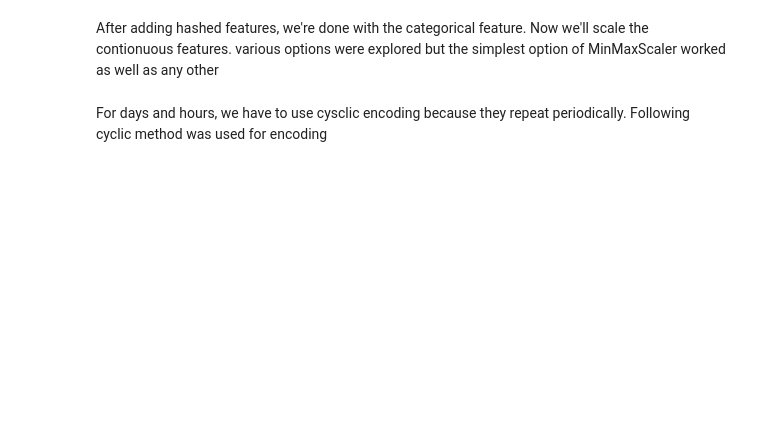
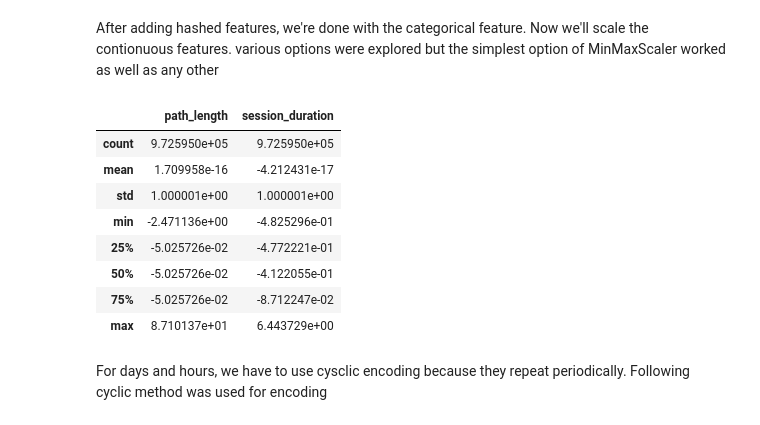
Before and after one commit to safgen/website_hits, a Jupyter notebook: data-analysis-notebook-1.ipynb, the cells around one changed output. Saved outputs shown, nothing was run; the diff lists cells and outputs as text; code cells hidden in the pictures; blank space fills up the shorter version.

```diff
--- a/data-analysis-notebook-1.ipynb
+++ b/data-analysis-notebook-1.ipynb
@@ -278,12 +383,22 @@ df_encoded.info()
 After adding hashed features, we're done with the categorical feature.
 Now we'll scale the contionuous features. various options were explored but the simplest option of MinMaxScaler worked as well as any other
 # %%
-#scaler  = StandardScaler()
-#minmax = MinMaxScaler()
-#df_encoded[['path_length', 'session_duration']] = scaler.fit_transform(df_encoded[['path_length', 'session_duration']].apply(lambda x: np.log(1+x)))
-#df_encoded[['path_length', 'session_duration']] = minmax.fit_transform(df_clean[['path_length', 'session_duration']])
+scaler  = StandardScaler()
+# minmax = MinMaxScaler()
+df_encoded[['path_length', 'session_duration']] = scaler.fit_transform(df_encoded[['path_length', 'session_duration']])
+# df_encoded[['path_length', 'session_duration']] = minmax.fit_transform(df_encoded[['path_length', 'session_duration']])
 
-#df_encoded[['path_length', 'session_duration']].describe()
+df_encoded[['path_length', 'session_duration']].describe()
+# %% [output]
+|  | path_length | session_duration |
+| count | 9.725950e+05 | 9.725950e+05 |
+| mean | 1.709958e-16 | -4.212431e-17 |
+| std | 1.000001e+00 | 1.000001e+00 |
+| min | -2.471136e+00 | -4.825296e-01 |
+| 25% | -5.025726e-02 | -4.772221e-01 |
+| 50% | -5.025726e-02 | -4.122055e-01 |
+| 75% | -5.025726e-02 | -8.712247e-02 |
+| max | 8.710137e+01 | 6.443729e+00 |
 # %% [markdown]
 For days and hours, we have to use cysclic encoding because they repeat periodically. Following cyclic method was used for encoding
 # %%
```
Also changed, not shown: parts of 23 cells of this notebook, 3 other files.
